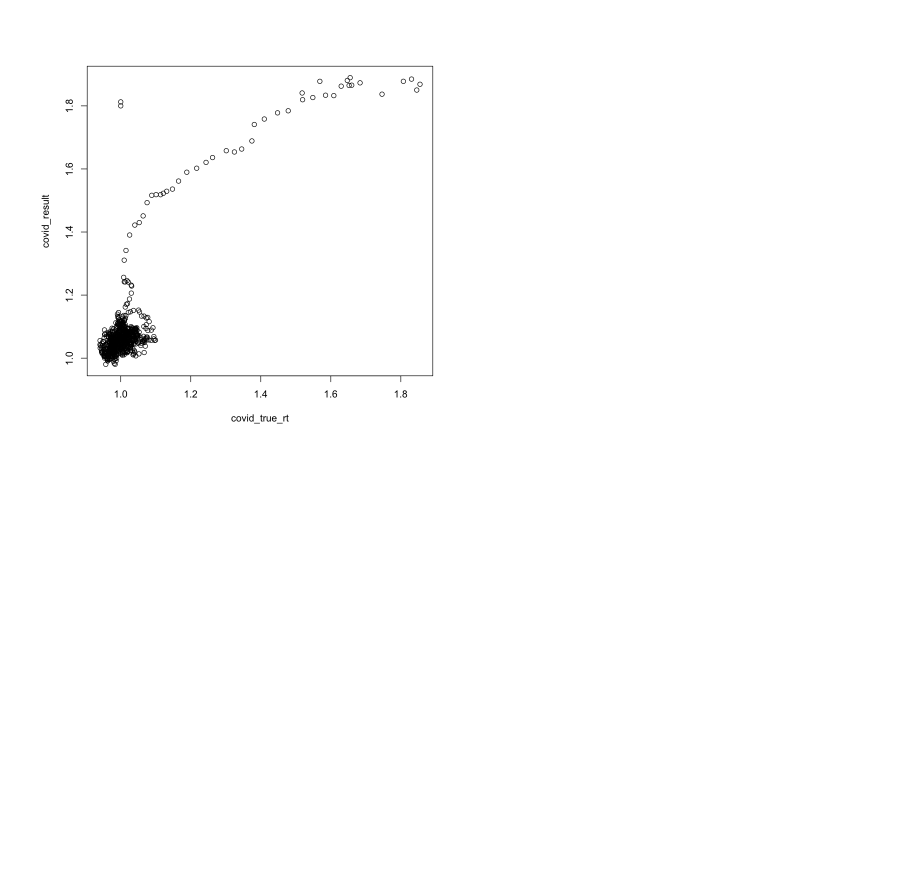
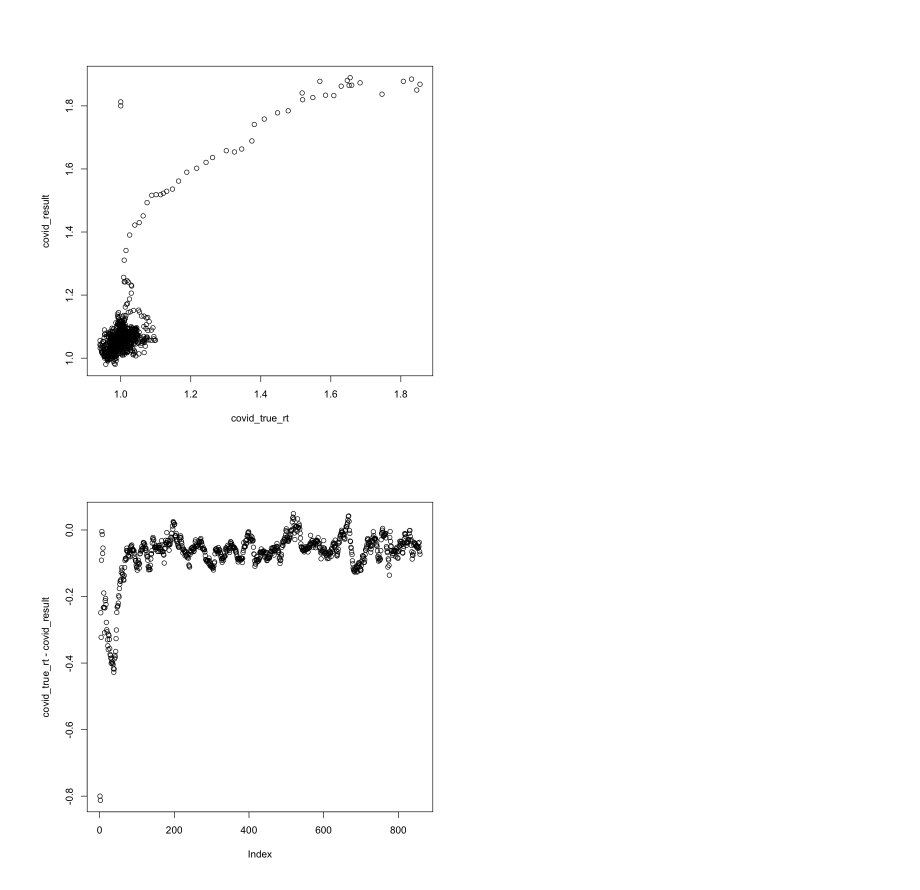
Before and after one commit to zcaiElvis/ParticleRt, a Jupyter notebook: notebook/July_13.ipynb, the cells around one changed output. Saved outputs shown, nothing was run; the diff lists cells and outputs as text; code cells hidden in the pictures; blank space fills up the shorter version.

```diff
--- a/notebook/July_13.ipynb
+++ b/notebook/July_13.ipynb
@@ -192,3 +204,7 @@ covid_result <- as.data.frame(filter_covid)$pred.mean.x
 plot(covid_true_rt, covid_result)
 # %% [output]
 [figure]
+# %%
+plot(covid_true_rt - covid_result)
+# %% [output]
+[figure, added]
```
Also changed, not shown: parts of 7 cells of this notebook, 20 other files.
